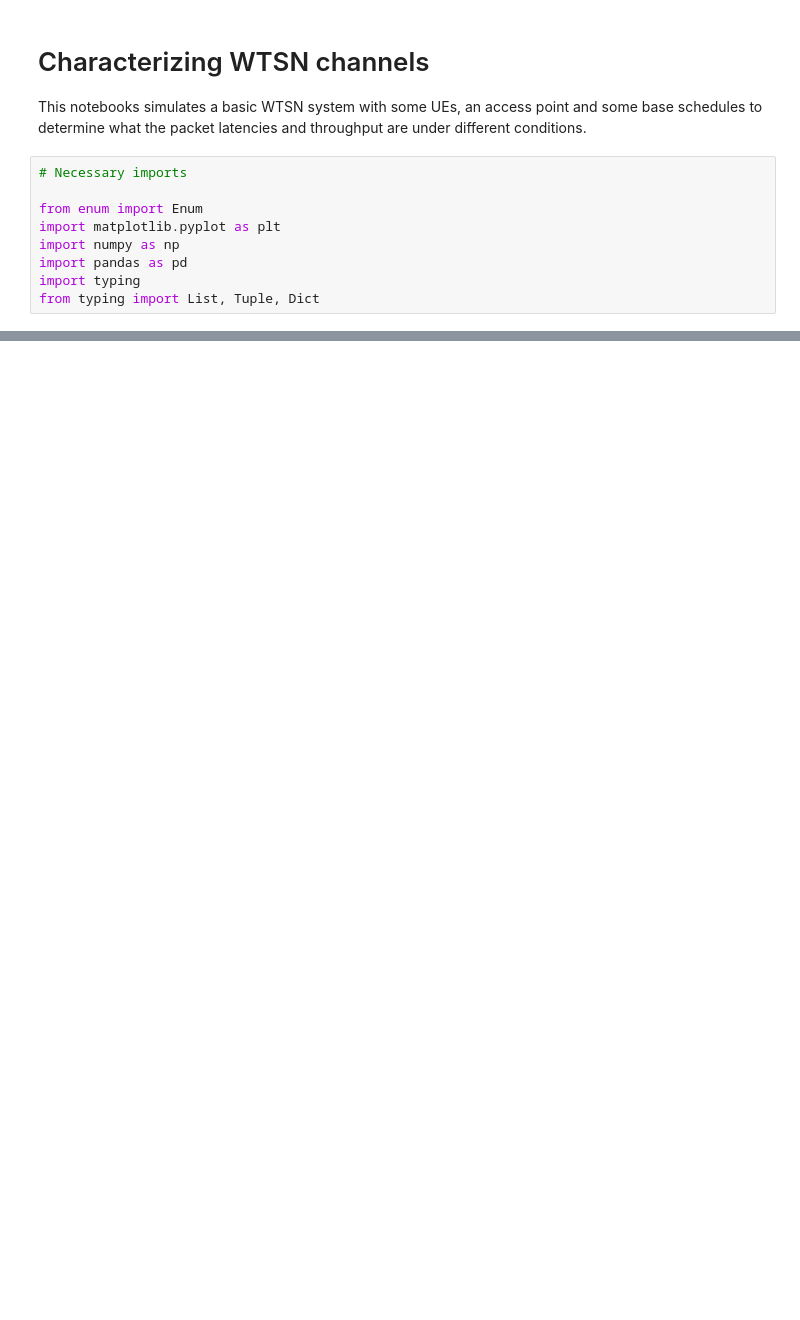
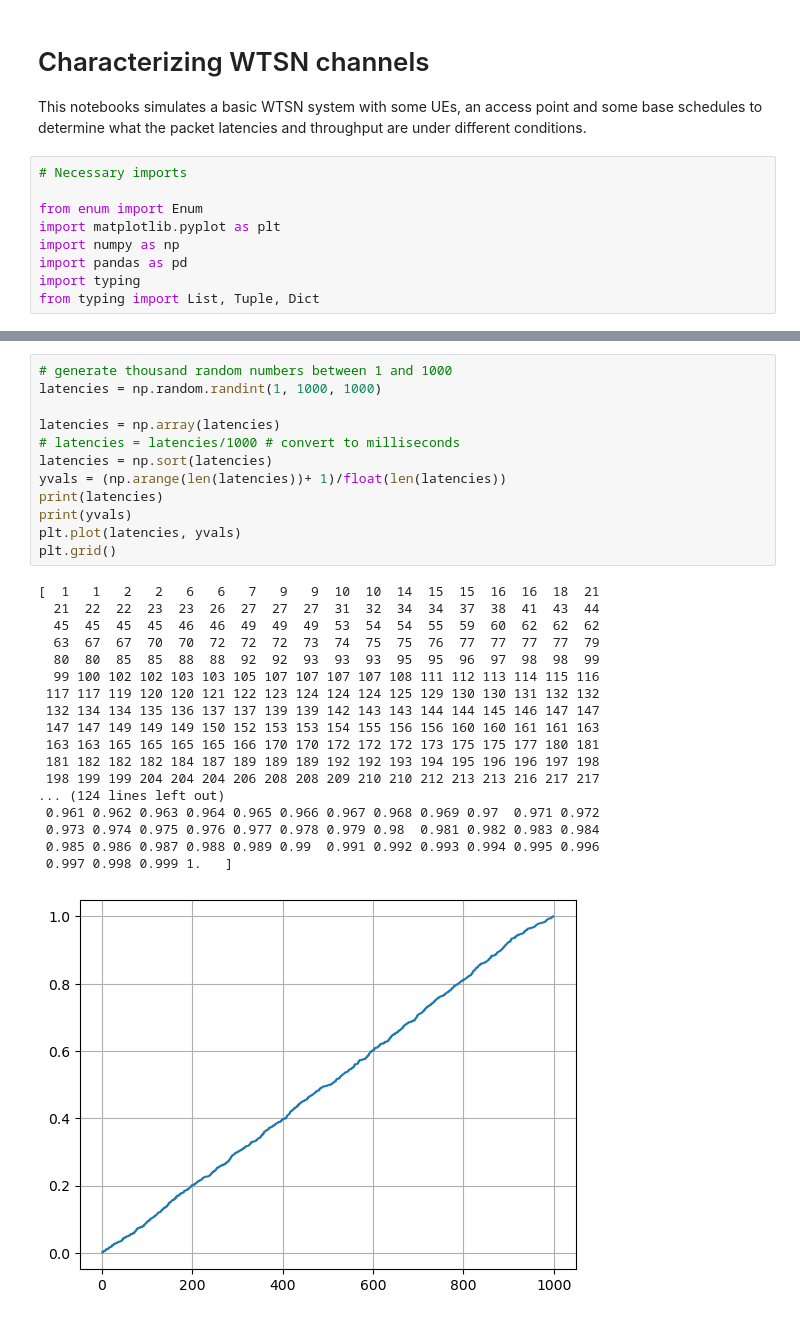
Before and after one commit to Milind-Blaze/WTSN, a Jupyter notebook: simulation/wtsn_hvc_characterization.ipynb, the cells around one changed output, grey strips where cells are left out. Drawn from its saved outputs; the diff is of its cells as text; blank space fills up the shorter version.

```diff
--- a/simulation/wtsn_hvc_characterization.ipynb
+++ b/simulation/wtsn_hvc_characterization.ipynb
@@ -292,0 +446,31 @@ Packets:
+# %%
+# generate thousand random numbers between 1 and 1000
+latencies = np.random.randint(1, 1000, 1000)
+
+latencies = np.array(latencies)
+# latencies = latencies/1000 # convert to milliseconds
+latencies = np.sort(latencies)
+yvals = (np.arange(len(latencies))+ 1)/float(len(latencies))
+print(latencies)
+print(yvals)
+plt.plot(latencies, yvals)
+plt.grid()
+# %% [output]
+[  1   1   2   2   6   6   7   9   9  10  10  14  15  15  16  16  18  21
+  21  22  22  23  23  26  27  27  27  31  32  34  34  37  38  41  43  44
+  45  45  45  45  46  46  49  49  49  53  54  54  55  59  60  62  62  62
+  63  67  67  70  70  72  72  72  73  74  75  75  76  77  77  77  77  79
+  80  80  85  85  88  88  92  92  93  93  93  95  95  96  97  98  98  99
+  99 100 102 102 103 103 105 107 107 107 107 108 111 112 113 114 115 116
+ 117 117 119 120 120 121 122 123 124 124 124 125 129 130 130 131 132 132
+ 132 134 134 135 136 137 137 139 139 142 143 143 144 144 145 146 147 147
+ 147 147 149 149 149 150 152 153 153 154 155 156 156 160 160 161 161 163
+ 163 163 165 165 165 165 166 170 170 172 172 172 173 175 175 177 180 181
+ 181 182 182 182 184 187 189 189 189 192 192 193 194 195 196 196 197 198
+ 198 199 199 204 204 204 206 208 208 209 210 210 212 213 213 216 217 217
+... (124 lines left out)
+ 0.961 0.962 0.963 0.964 0.965 0.966 0.967 0.968 0.969 0.97  0.971 0.972
+ 0.973 0.974 0.975 0.976 0.977 0.978 0.979 0.98  0.981 0.982 0.983 0.984
+ 0.985 0.986 0.987 0.988 0.989 0.99  0.991 0.992 0.993 0.994 0.995 0.996
+ 0.997 0.998 0.999 1.   ]
+[figure, added]
```
Also changed, not shown: parts of 5 cells of this notebook, 1 other file.
